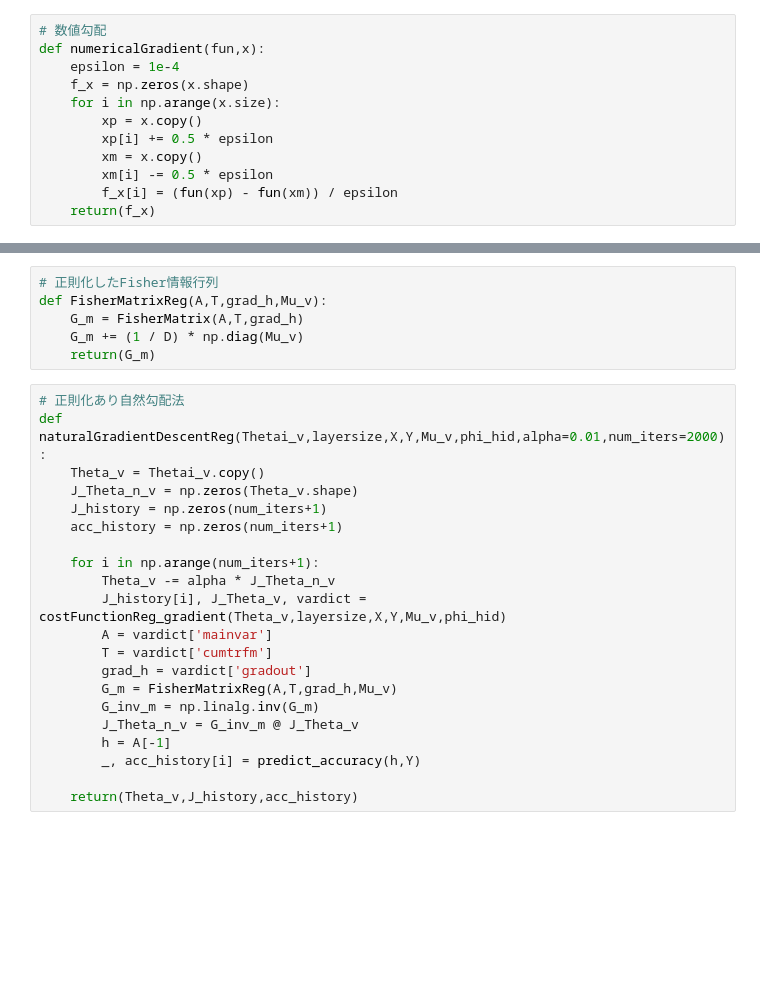
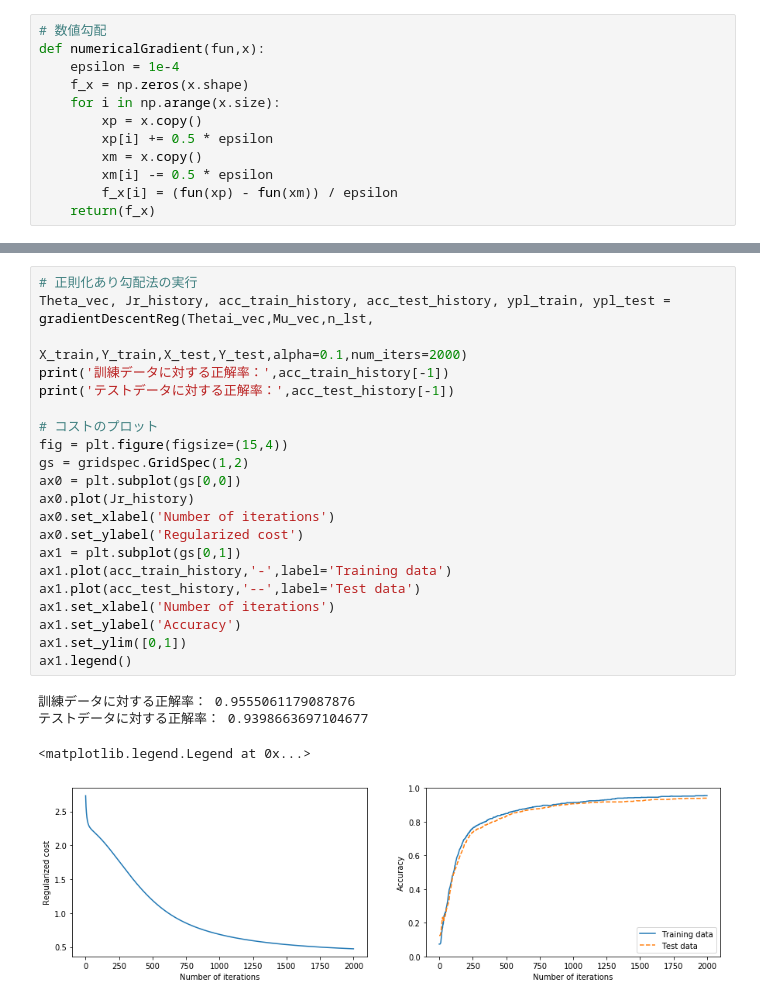
Before and after one commit to MCMXCIII-KVK/Coursera_Machine_Learning, a Jupyter notebook: exercises_python/nn_digits.ipynb, the cells around one changed output, grey strips where cells are left out. Cells and saved outputs as stored; diff of their text form; blank space fills up the shorter version.

```diff
--- a/exercises_python/nn_digits.ipynb
+++ b/exercises_python/nn_digits.ipynb
@@ -527,27 +578,26 @@ def FisherMatrix(A,T,grad_h):
-# %%
-# 正則化したFisher情報行列
-def FisherMatrixReg(A,T,grad_h,Mu_v):
-    G_m = FisherMatrix(A,T,grad_h)
-    G_m += (1 / D) * np.diag(Mu_v)
-    return(G_m)
-# %%
-# 正則化あり自然勾配法
-def naturalGradientDescentReg(Thetai_v,layersize,X,Y,Mu_v,phi_hid,alpha=0.01,num_iters=2000):
-    Theta_v = Thetai_v.copy()
-    J_Theta_n_v = np.zeros(Theta_v.shape)
-    J_history = np.zeros(num_iters+1)
-    acc_history = np.zeros(num_iters+1)
-
-    for i in np.arange(num_iters+1):
-        Theta_v -= alpha * J_Theta_n_v
-        J_history[i], J_Theta_v, vardict = costFunctionReg_gradient(Theta_v,layersize,X,Y,Mu_v,phi_hid)
-        A = vardict['mainvar']
-        T = vardict['cumtrfm']
-        grad_h = vardict['gradout']
-        G_m = FisherMatrixReg(A,T,grad_h,Mu_v)
-        G_inv_m = np.linalg.inv(G_m)
-        J_Theta_n_v = G_inv_m @ J_Theta_v
-        h = A[-1]
-        _, acc_history[i] = predict_accuracy(h,Y)
-
-    return(Theta_v,J_history,acc_history)
+# %%
+# 正則化あり勾配法の実行
+Theta_vec, Jr_history, acc_train_history, acc_test_history, ypl_train, ypl_test = gradientDescentReg(Thetai_vec,Mu_vec,n_lst,
+                                                                                X_train,Y_train,X_test,Y_test,alpha=0.1,num_iters=2000)
+print('訓練データに対する正解率：',acc_train_history[-1])
+print('テストデータに対する正解率：',acc_test_history[-1])
+
+# コストのプロット
+fig = plt.figure(figsize=(15,4))
+gs = gridspec.GridSpec(1,2)
+ax0 = plt.subplot(gs[0,0])
+ax0.plot(Jr_history)
+ax0.set_xlabel('Number of iterations')
+ax0.set_ylabel('Regularized cost')
+ax1 = plt.subplot(gs[0,1])
+ax1.plot(acc_train_history,'-',label='Training data')
+ax1.plot(acc_test_history,'--',label='Test data')
+ax1.set_xlabel('Number of iterations')
+ax1.set_ylabel('Accuracy')
+ax1.set_ylim([0,1])
+ax1.legend()
+# %% [output]
+訓練データに対する正解率： 0.9555061179087876
+テストデータに対する正解率： 0.9398663697104677
+<matplotlib.legend.Legend at 0x...>
+[figure, added]
```
Also changed, not shown: parts of 71 cells of this notebook, 3 other files.
